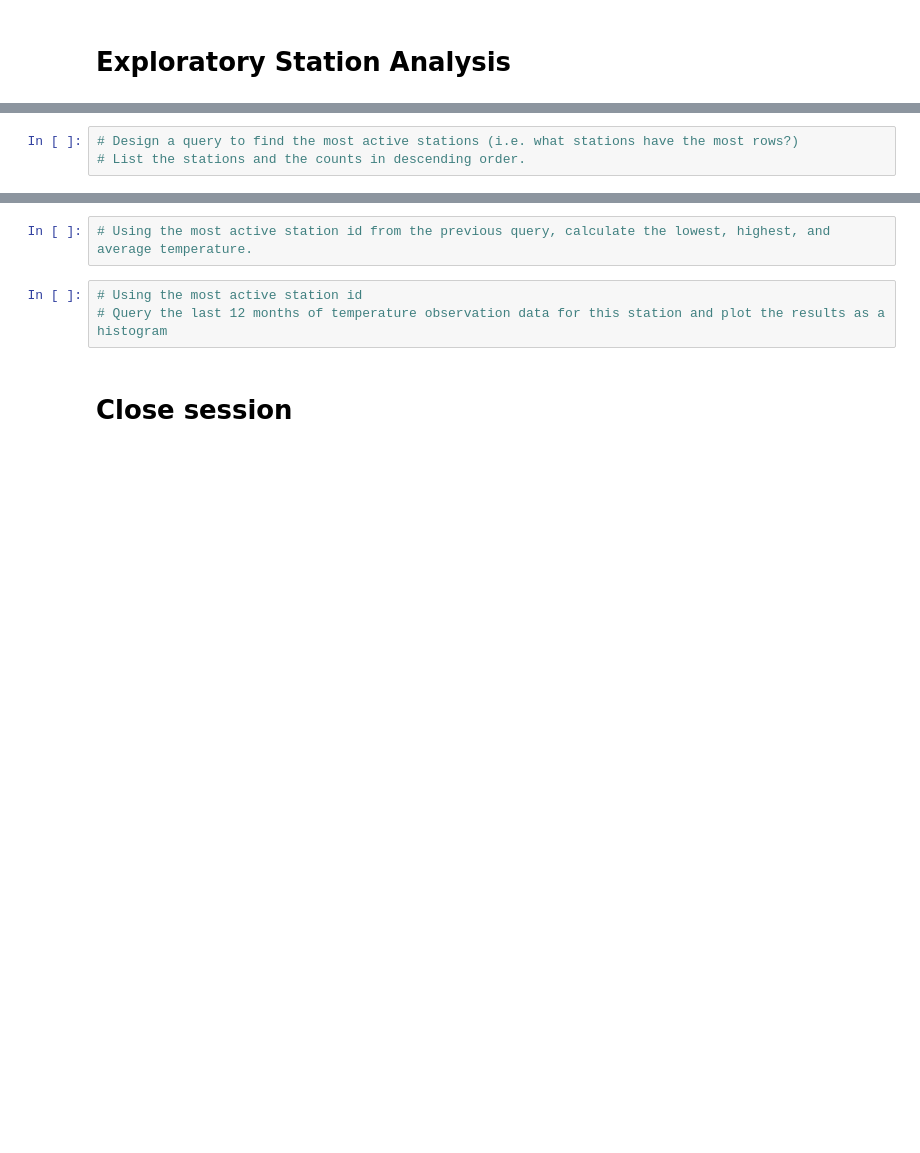
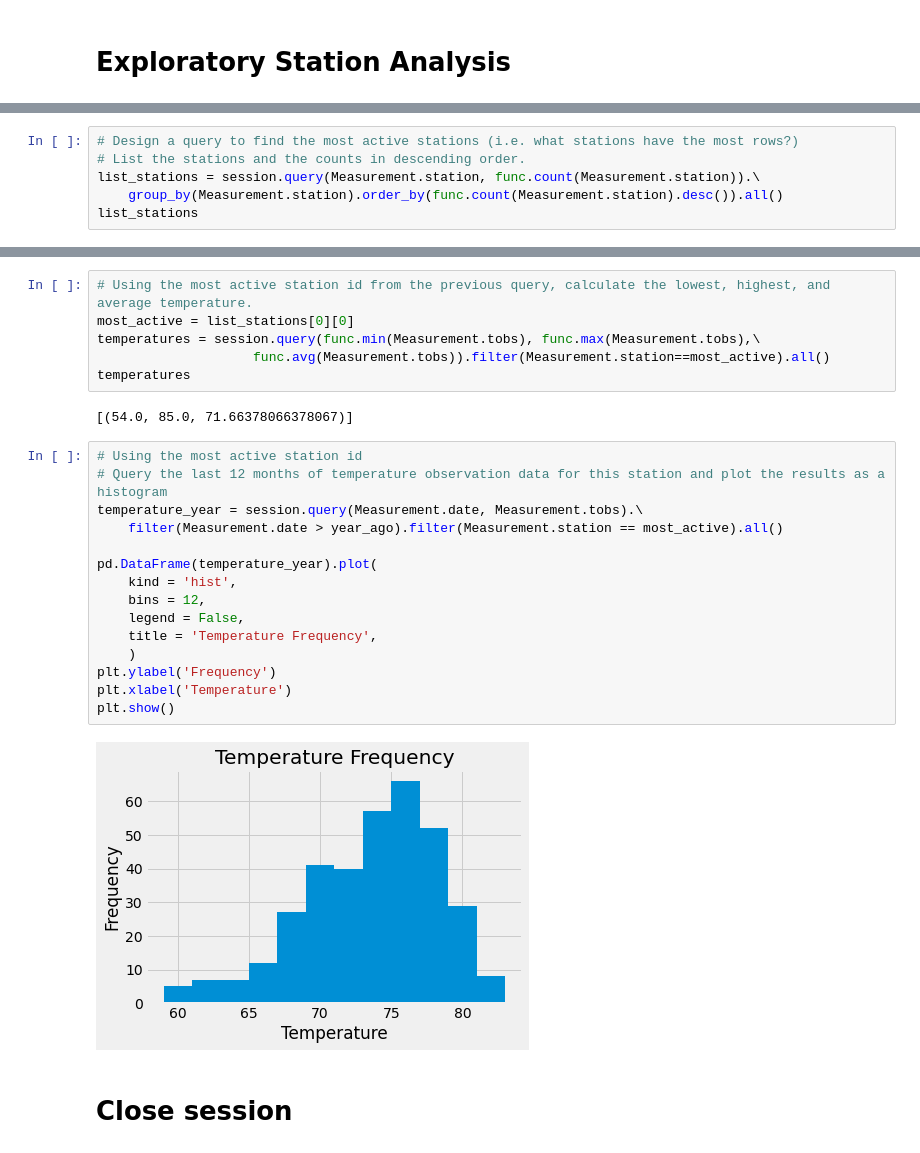
Before and after one commit to jordanroessle/sqlalchemy-challenge, a Jupyter notebook: climate_starter.ipynb, the cells around one changed output, grey strips where cells are left out. Drawn from its saved outputs; the diff is of its cells as text; blank space fills up the shorter version.

Commit message:
station analysis done, review needed

```diff
--- a/climate_starter.ipynb
+++ b/climate_starter.ipynb
@@ -107,3 +104,6 @@ df.describe()
 # %%
 # Design a query to find the most active stations (i.e. what stations have the most rows?)
 # List the stations and the counts in descending order.
+list_stations = session.query(Measurement.station, func.count(Measurement.station)).\
+    group_by(Measurement.station).order_by(func.count(Measurement.station).desc()).all()
+list_stations
@@ -110,8 +120,28 @@ df.describe()
 # %%
 # Using the most active station id from the previous query, calculate the lowest, highest, and average temperature.
+most_active = list_stations[0][0]
+temperatures = session.query(func.min(Measurement.tobs), func.max(Measurement.tobs),\
+                    func.avg(Measurement.tobs)).filter(Measurement.station==most_active).all()
+temperatures
+# %% [output]
+[(54.0, 85.0, 71.66378066378067)]
 # %%
 # Using the most active station id
 # Query the last 12 months of temperature observation data for this station and plot the results as a histogram
+temperature_year = session.query(Measurement.date, Measurement.tobs).\
+    filter(Measurement.date > year_ago).filter(Measurement.station == most_active).all()
+
+pd.DataFrame(temperature_year).plot(
+    kind = 'hist',
+    bins = 12,
+    legend = False,
+    title = 'Temperature Frequency',
+    )
+plt.ylabel('Frequency')
+plt.xlabel('Temperature')
+plt.show()
+# %% [output]
+[figure, added]
 # %% [markdown]
 # Close session
 # %%
```
Also changed, not shown: parts of 4 cells of this notebook.
